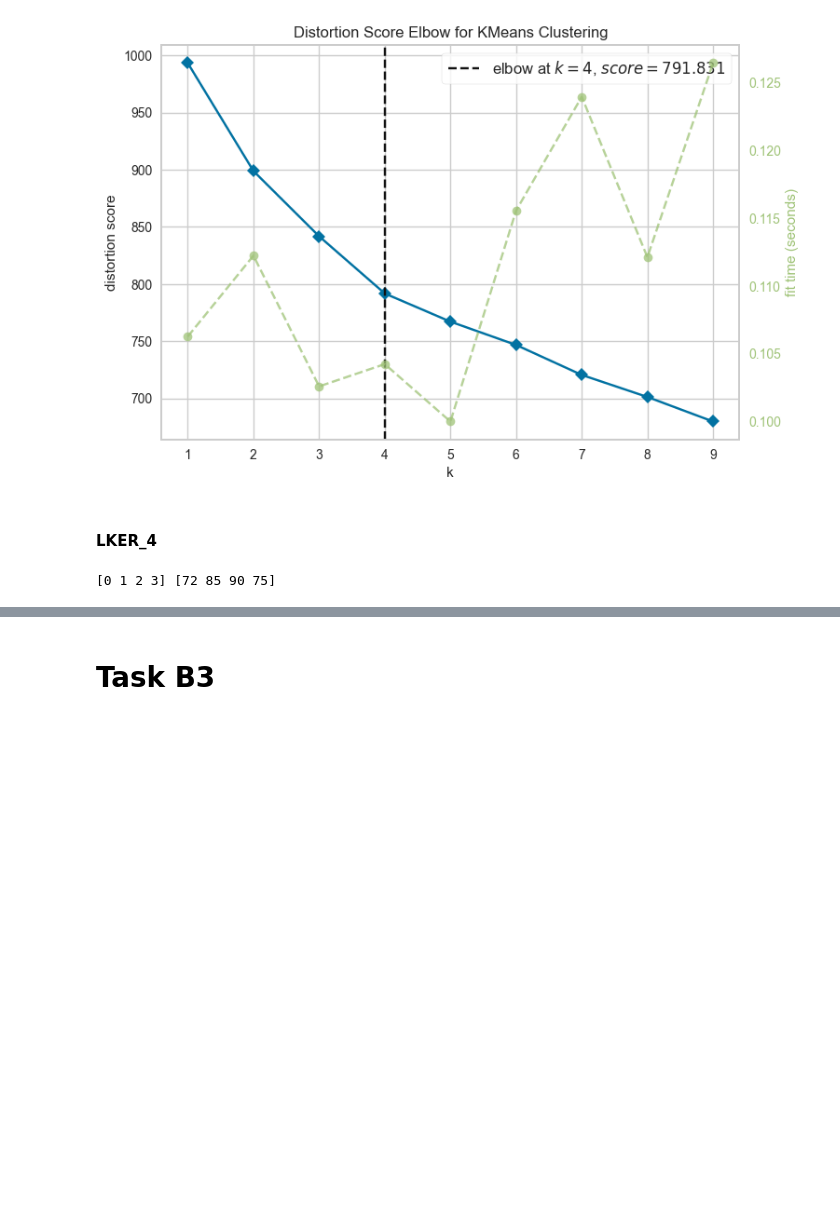
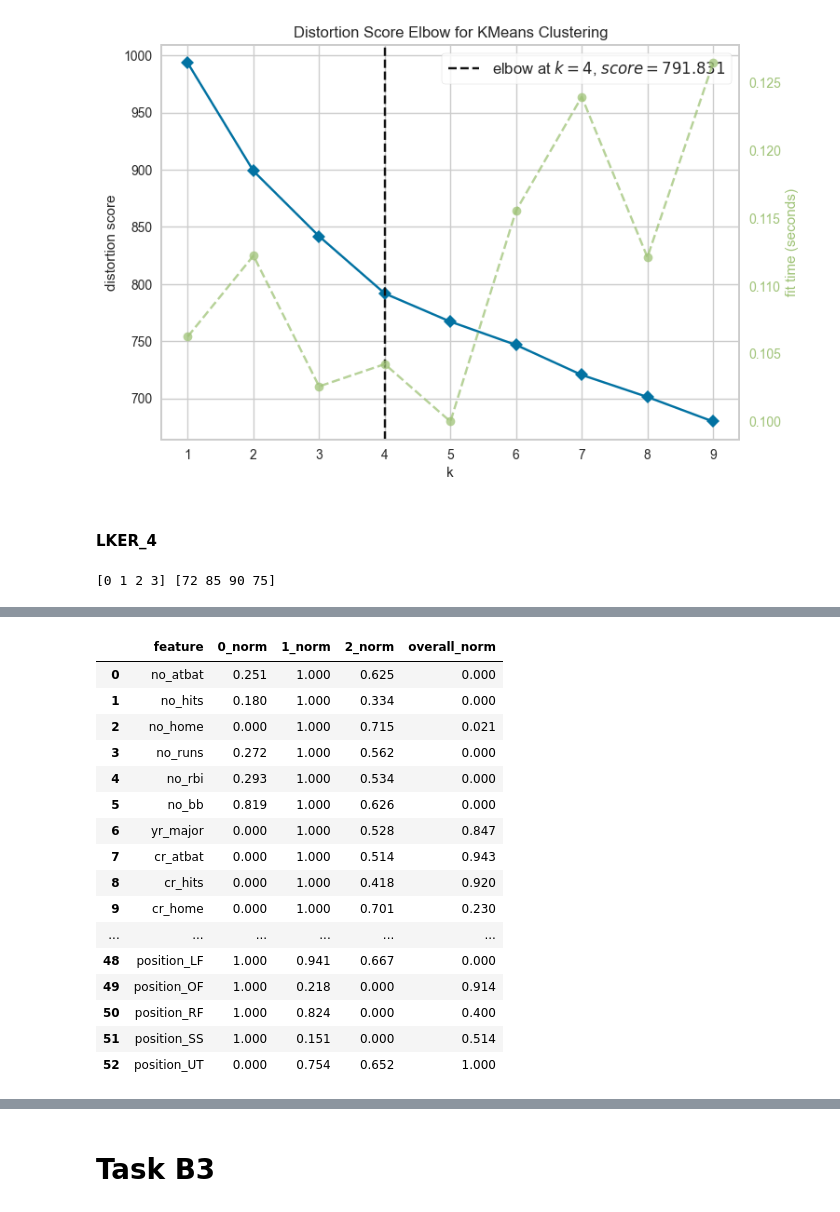
Before and after one commit to MSWinds/dm-group1-project, a Jupyter notebook: Final_Project.ipynb, the cells around one changed output, grey strips where cells are left out. Saved outputs shown, nothing was run; the diff lists cells and outputs as text; code cells hidden in the pictures; blank space fills up the shorter version.

```diff
--- a/Final_Project.ipynb
+++ b/Final_Project.ipynb
@@ -3939,0 +4003,35 @@ print(LKER_4_unique, LKER_4_counts)
+# %%
+# plot normalized mean plot
+column_lst = df_b2_norm.columns.tolist()
+LKER_4_plot_list = []
+for feature in column_lst: # remove clustering label when retreiving the feature list
+  plot_dic = {}
+  plot_dic['feature'] = feature
+  label_table = pd.DataFrame({'mean' : df_b2_cl.groupby(['label'])[feature].mean()}).reset_index()
+  label_table.loc[len(label_table.index)] = ['overall', df_b2_cl[feature].mean()]
+  label_table['normalize'] = (label_table['mean'] - label_table['mean'].min()) / (label_table['mean'].max() - label_table['mean'].min())
+  plot_dic['0_norm'] = round(label_table.iloc[0][2],3)
+  plot_dic['1_norm'] = round(label_table.iloc[1][2],3)
+  plot_dic['2_norm'] = round(label_table.iloc[2][2],3)
+  plot_dic['overall_norm'] = round(label_table.iloc[3][2],3)
+  LKER_4_plot_list.append(plot_dic)
+LKER_4_plot_table=pd.DataFrame(LKER_4_plot_list)
+LKER_4_plot_table
+# %% [output]
+|  | feature | 0_norm | 1_norm | 2_norm | overall_norm |
+| 0 | no_atbat | 0.251 | 1.000 | 0.625 | 0.000 |
+| 1 | no_hits | 0.180 | 1.000 | 0.334 | 0.000 |
+| 2 | no_home | 0.000 | 1.000 | 0.715 | 0.021 |
+| 3 | no_runs | 0.272 | 1.000 | 0.562 | 0.000 |
+| 4 | no_rbi | 0.293 | 1.000 | 0.534 | 0.000 |
+| 5 | no_bb | 0.819 | 1.000 | 0.626 | 0.000 |
+| 6 | yr_major | 0.000 | 1.000 | 0.528 | 0.847 |
+| 7 | cr_atbat | 0.000 | 1.000 | 0.514 | 0.943 |
+| 8 | cr_hits | 0.000 | 1.000 | 0.418 | 0.920 |
+| 9 | cr_home | 0.000 | 1.000 | 0.701 | 0.230 |
+| ... | ... | ... | ... | ... | ... |
+| 48 | position_LF | 1.000 | 0.941 | 0.667 | 0.000 |
+| 49 | position_OF | 1.000 | 0.218 | 0.000 | 0.914 |
+| 50 | position_RF | 1.000 | 0.824 | 0.000 | 0.400 |
+| 51 | position_SS | 1.000 | 0.151 | 0.000 | 0.514 |
+| 52 | position_UT | 0.000 | 0.754 | 0.652 | 1.000 |
```
Also changed, not shown: parts of 16 cells of this notebook.
